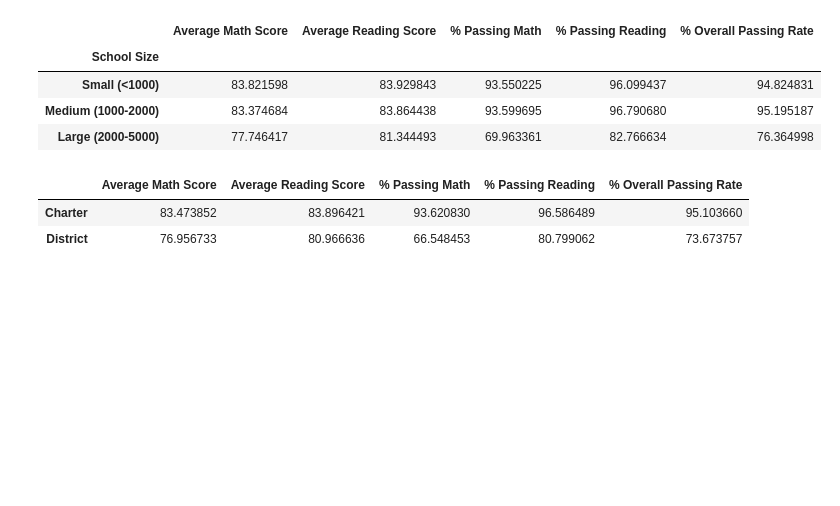
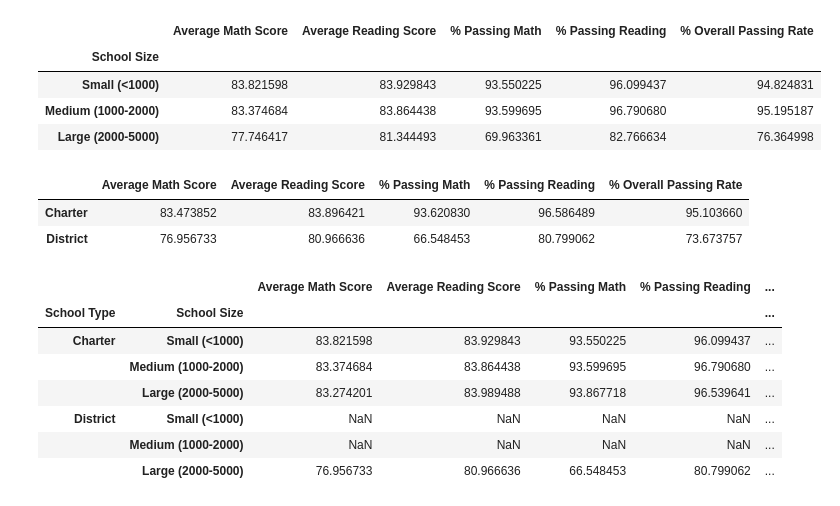
Before and after one commit to dialsilv/pandas-challenge, a Jupyter notebook: PyCitySchools/PyCitySchools.ipynb, the cells around one changed output. Saved outputs shown, nothing was run; the diff lists cells and outputs as text; code cells hidden in the pictures; blank space fills up the shorter version.

```diff
--- a/PyCitySchools/PyCitySchools.ipynb
+++ b/PyCitySchools/PyCitySchools.ipynb
@@ -407,28 +344,33 @@ school_summary_type
 # %%
 # TABLE SCORES BY SCHOOL TYPE AND SCHOOL SIZE
 
 # Calculate stats
-school_avg_math_type_sz = school_data_complete.groupby(['type','School Size'])['math_score'].mean()
-school_avg_read_type_sz = school_data_complete.groupby(['type','School Size'])['reading_score'].mean()
+school_avg_math_type_sz = school_summary.groupby(['School Type','School Size'])['Average Math Score'].mean()
+school_avg_read_type_sz = school_summary.groupby(['School Type','School Size'])['Average Reading Score'].mean()
 
-school_sum_students_type_sz = school_data_complete.groupby(['type','School Size'])['Student ID'].count()
-school_num_pass_math_type_sz = school_data_complete.groupby(['type','School Size'])['math_score'].apply(lambda x: x[x > 70].count())
-school_percent_pass_math_type_sz = school_num_pass_math_type_sz / school_sum_students_type_sz * 100
-
-school_num_pass_read_type_sz = school_data_complete.groupby(['type','School Size'])['reading_score'].apply(lambda x: x[x > 70].count())
-school_percent_pass_read_type_sz = school_num_pass_read_type_sz / school_sum_students_type_sz * 100
+school_percent_pass_math_type_sz = school_summary.groupby(['School Type','School Size'])['% Passing Math'].mean()
+school_percent_pass_read_type_sz = school_summary.groupby(['School Type','School Size'])['% Passing Reading'].mean()
 
 school_percent_overall_type_sz = (school_percent_pass_math_type_sz + school_percent_pass_read_type_sz) / 2
 
 school_summary_type_sz = pd.DataFrame({
                                "Average Math Score": school_avg_math_type_sz,
                                "Average Reading Score": school_avg_read_type_sz,
                                "% Passing Math": school_percent_pass_math_type_sz,
                                "% Passing Reading": school_percent_pass_read_type_sz,
                                "% Overall Passing Rate": school_percent_overall_type_sz
                                 })
 
 school_summary_type_sz
+# %% [output]
+|  |  | Average Math Score | Average Reading Score | % Passing Math | % Passing Reading | ... |
+| School Type | School Size |  |  |  |  | ... |
+| Charter | Small (<1000) | 83.821598 | 83.929843 | 93.550225 | 96.099437 | ... |
+|  | Medium (1000-2000) | 83.374684 | 83.864438 | 93.599695 | 96.790680 | ... |
+|  | Large (2000-5000) | 83.274201 | 83.989488 | 93.867718 | 96.539641 | ... |
+| District | Small (<1000) | NaN | NaN | NaN | NaN | ... |
+|  | Medium (1000-2000) | NaN | NaN | NaN | NaN | ... |
+|  | Large (2000-5000) | 76.956733 | 80.966636 | 66.548453 | 80.799062 | ... |
 # %%
 # TABLE SCORES BY SCHOOL TYPE AND SPENDING
 
```
Also changed, not shown: parts of 5 cells of this notebook.
